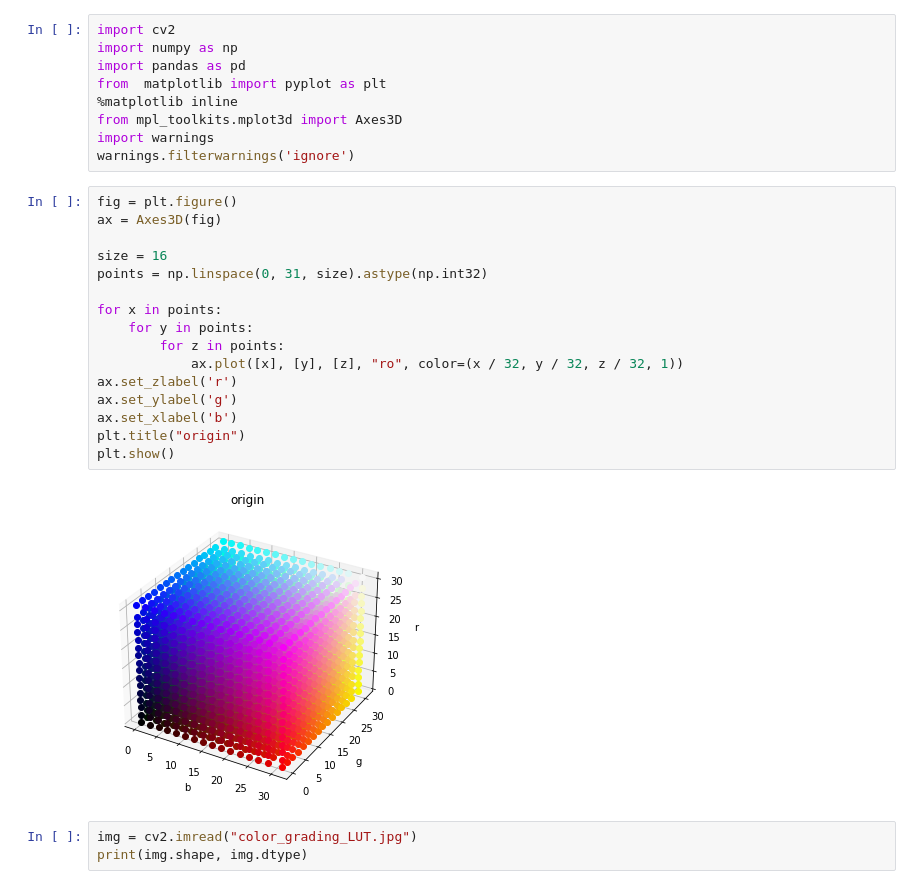
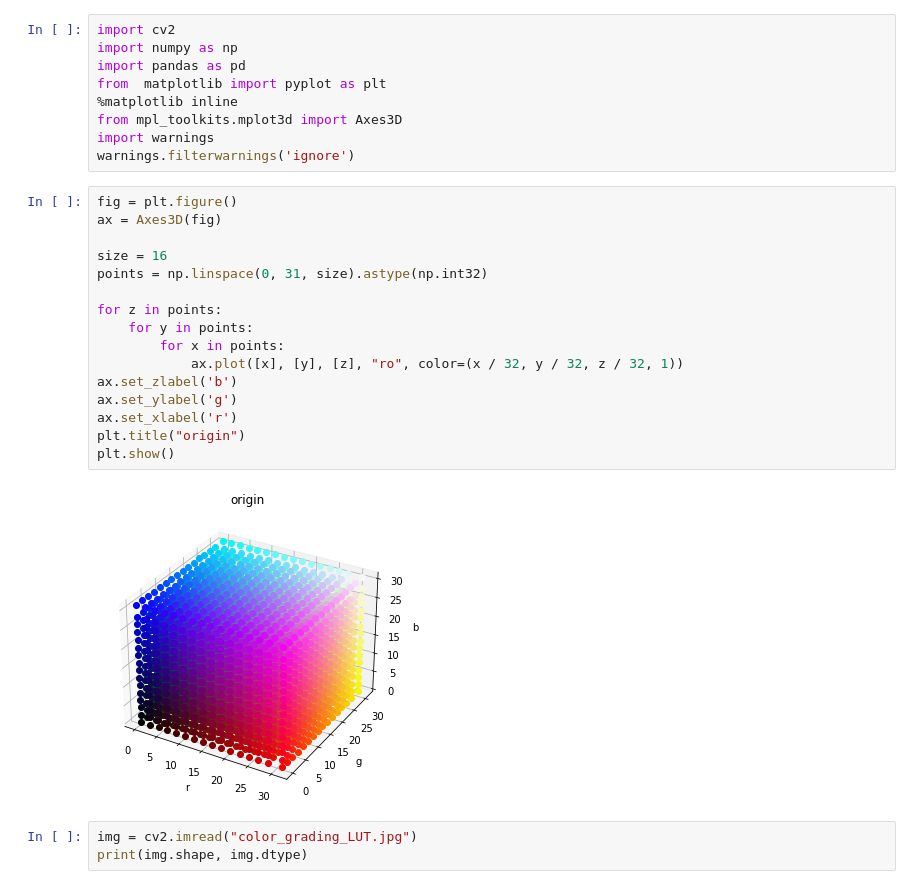
Before and after one commit to zengbaocheng-996/GAMES104-Modern-Game-Engine-Methodology, a Jupyter notebook: 07/lut_visualize/lut_visualize.ipynb, the cells around one changed output. Drawn from its saved outputs; the diff is of its cells as text.

```diff
--- a/07/lut_visualize/lut_visualize.ipynb
+++ b/07/lut_visualize/lut_visualize.ipynb
@@ -10,21 +10,21 @@ warnings.filterwarnings('ignore')
 # %%
 fig = plt.figure()
 ax = Axes3D(fig)
 
 size = 16
 points = np.linspace(0, 31, size).astype(np.int32)
 
-for x in points:
+for z in points:
     for y in points:
-        for z in points:
+        for x in points:
             ax.plot([x], [y], [z], "ro", color=(x / 32, y / 32, z / 32, 1))
-ax.set_zlabel('r')
+ax.set_zlabel('b')
 ax.set_ylabel('g')
-ax.set_xlabel('b')
+ax.set_xlabel('r')
 plt.title("origin")
 plt.show()
 # %% [output]
-[figure, old version]
+[figure, new version]
 # %%
 img = cv2.imread("color_grading_LUT.jpg")
 print(img.shape, img.dtype)
```
Also changed, not shown: parts of 2 cells of this notebook.
